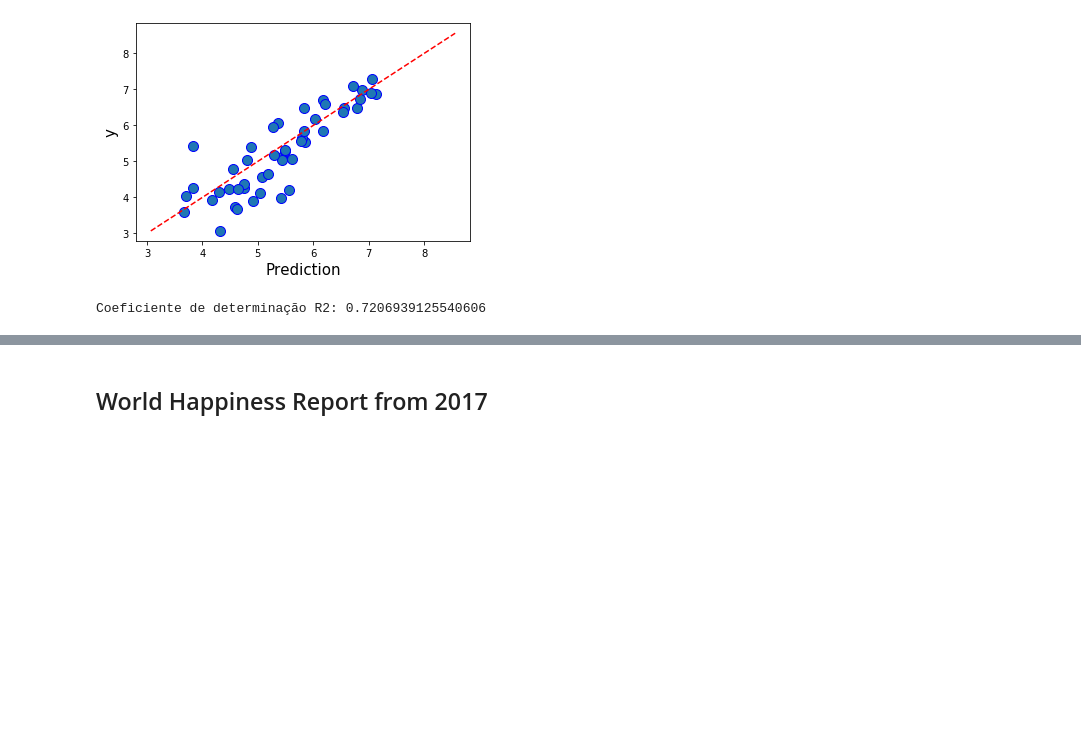
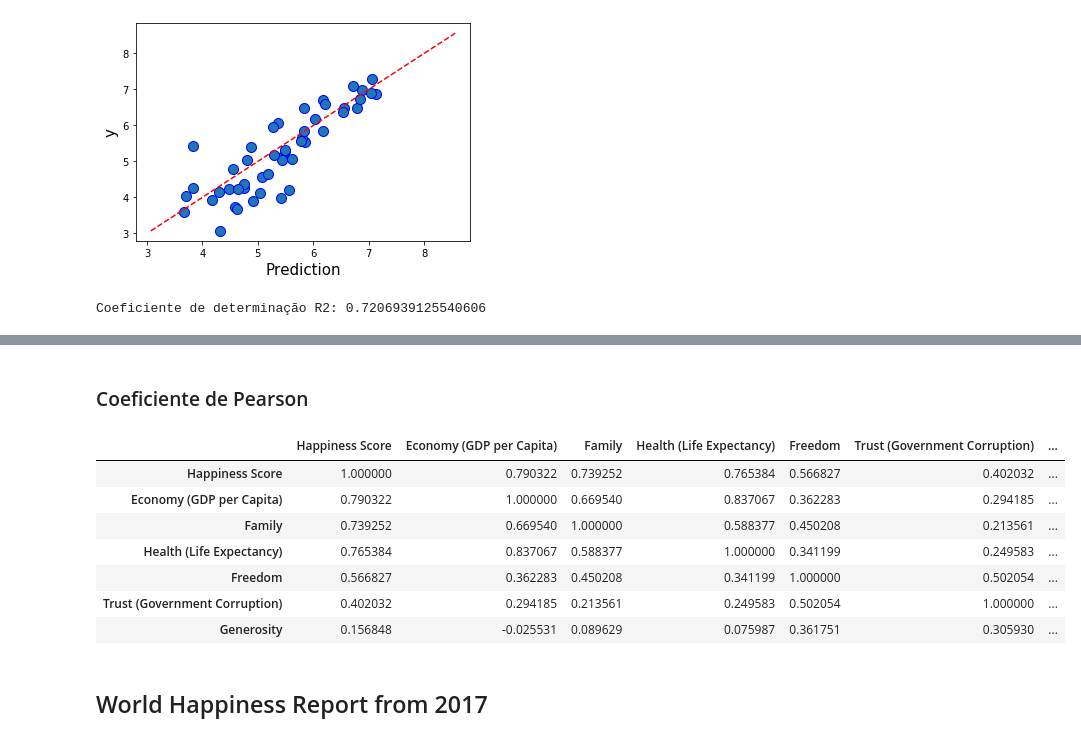
Before and after one commit to WebisD/DatasetAnalysisProject, a Jupyter notebook: main.ipynb, the cells around one changed output, grey strips where cells are left out. Saved outputs shown, nothing was run; the diff lists cells and outputs as text; code cells hidden in the pictures; blank space fills up the shorter version.

```diff
--- a/main.ipynb
+++ b/main.ipynb
@@ -96,3 +135,16 @@ Coeficiente de determinação R2: 0.7206939125540606
+# %% [markdown]
+### Coeficiente de Pearson
+# %%
+data2016.pearsonCorrelation()
+# %% [output]
+|  | Happiness Score | Economy (GDP per Capita) | Family | Health (Life Expectancy) | Freedom | Trust (Government Corruption) | ... |
+| Happiness Score | 1.000000 | 0.790322 | 0.739252 | 0.765384 | 0.566827 | 0.402032 | ... |
+| Economy (GDP per Capita) | 0.790322 | 1.000000 | 0.669540 | 0.837067 | 0.362283 | 0.294185 | ... |
+| Family | 0.739252 | 0.669540 | 1.000000 | 0.588377 | 0.450208 | 0.213561 | ... |
+| Health (Life Expectancy) | 0.765384 | 0.837067 | 0.588377 | 1.000000 | 0.341199 | 0.249583 | ... |
+| Freedom | 0.566827 | 0.362283 | 0.450208 | 0.341199 | 1.000000 | 0.502054 | ... |
+| Trust (Government Corruption) | 0.402032 | 0.294185 | 0.213561 | 0.249583 | 0.502054 | 1.000000 | ... |
+| Generosity | 0.156848 | -0.025531 | 0.089629 | 0.075987 | 0.361751 | 0.305930 | ... |
 # %% [markdown]
 ## World Happiness Report from 2017
 # %%
```
Also changed, not shown: parts of 18 cells of this notebook, 1 other file.
